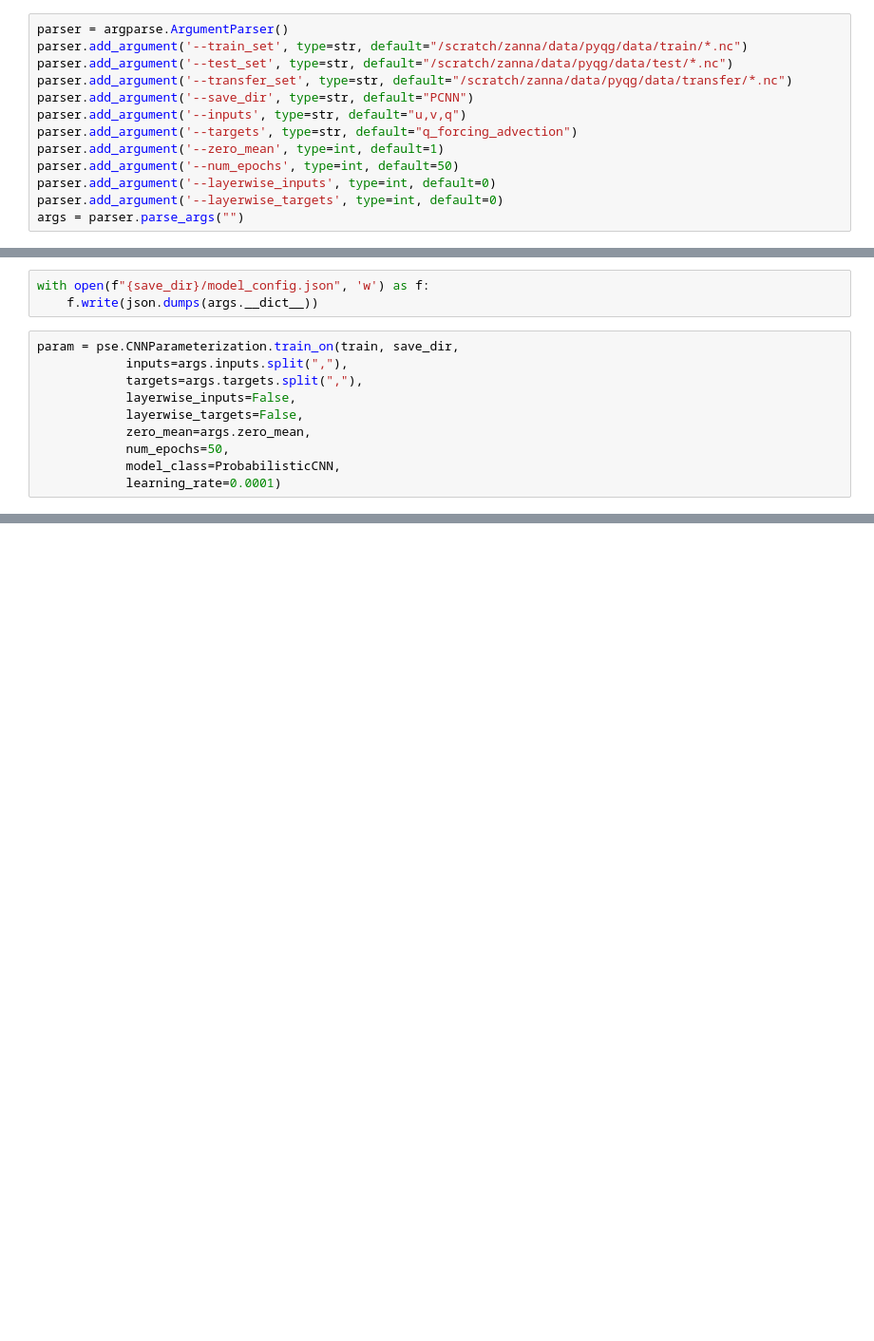
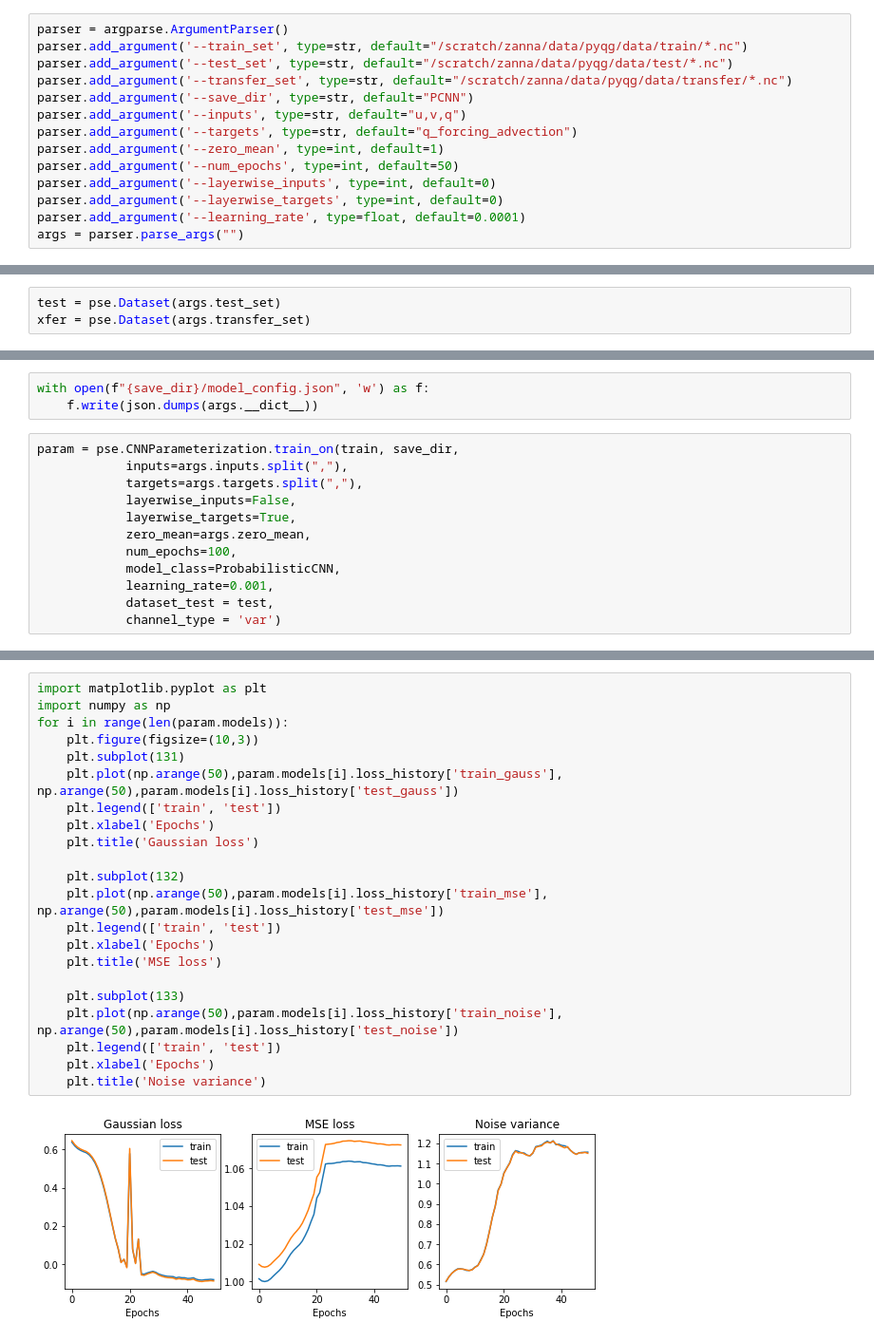
Before and after one commit to Pperezhogin/pyqg_experiments_Ross, a Jupyter notebook: pyqg_subgrid_experiments/test_PCNN.ipynb, the cells around one changed output, grey strips where cells are left out. Shown at 95% size. Cells and saved outputs as stored; diff of their text form; blank space fills up the shorter version.

```diff
--- a/pyqg_subgrid_experiments/test_PCNN.ipynb
+++ b/pyqg_subgrid_experiments/test_PCNN.ipynb
@@ -23,9 +23,13 @@ parser.add_argument('--zero_mean', type=int, default=1)
 parser.add_argument('--num_epochs', type=int, default=50)
 parser.add_argument('--layerwise_inputs', type=int, default=0)
 parser.add_argument('--layerwise_targets', type=int, default=0)
+parser.add_argument('--learning_rate', type=float, default=0.0001)
 args = parser.parse_args("")
 # %%
 train = pse.Dataset(args.train_set)
+# %%
+test = pse.Dataset(args.test_set)
+xfer = pse.Dataset(args.transfer_set)
 # %%
 save_dir = 'PCNN'
 test_dir = os.path.join(save_dir, "test")
@@ -41,10 +45,12 @@ param = pse.CNNParameterization.train_on(train, save_dir,
             inputs=args.inputs.split(","),
             targets=args.targets.split(","),
             layerwise_inputs=False,
-            layerwise_targets=False,
+            layerwise_targets=True,
             zero_mean=args.zero_mean,
-            num_epochs=50,
+            num_epochs=100,
             model_class=ProbabilisticCNN,
-            learning_rate=0.0001)
+            learning_rate=0.001,
+            dataset_test = test,
+            channel_type = 'var')
 # %% [output]
 Current mode: True
@@ -87,0 +74,24 @@ False
+# %%
+import matplotlib.pyplot as plt
+import numpy as np
+for i in range(len(param.models)):
+    plt.figure(figsize=(10,3))
+    plt.subplot(131)
+    plt.plot(np.arange(50),param.models[i].loss_history['train_gauss'], np.arange(50),param.models[i].loss_history['test_gauss'])
+    plt.legend(['train', 'test'])
+    plt.xlabel('Epochs')
+    plt.title('Gaussian loss')
+
+    plt.subplot(132)
+    plt.plot(np.arange(50),param.models[i].loss_history['train_mse'], np.arange(50),param.models[i].loss_history['test_mse'])
+    plt.legend(['train', 'test'])
+    plt.xlabel('Epochs')
+    plt.title('MSE loss')
+
+    plt.subplot(133)
+    plt.plot(np.arange(50),param.models[i].loss_history['train_noise'], np.arange(50),param.models[i].loss_history['test_noise'])
+    plt.legend(['train', 'test'])
+    plt.xlabel('Epochs')
+    plt.title('Noise variance')
+# %% [output]
+[figure, added]
```
Also changed, not shown: parts of 16 cells of this notebook, 6 other files.
